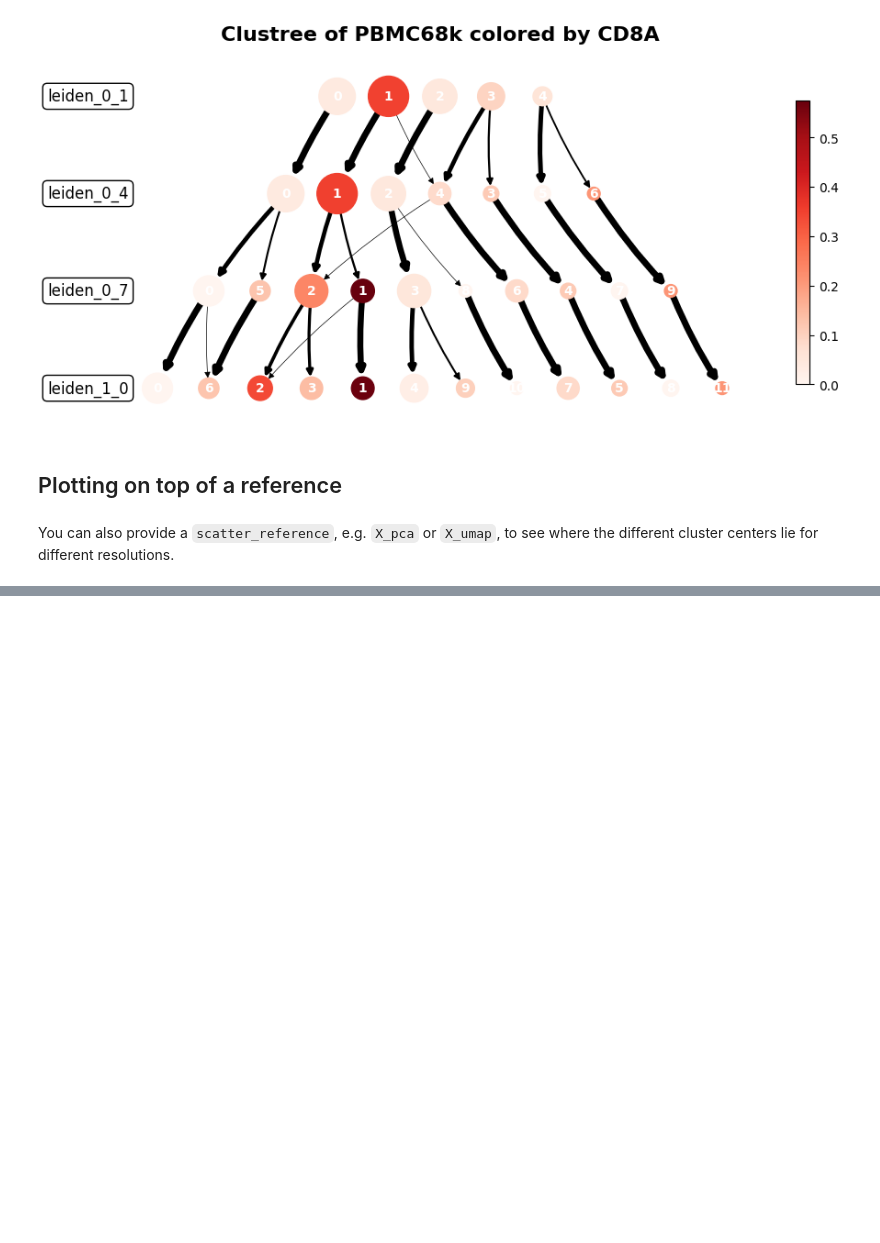
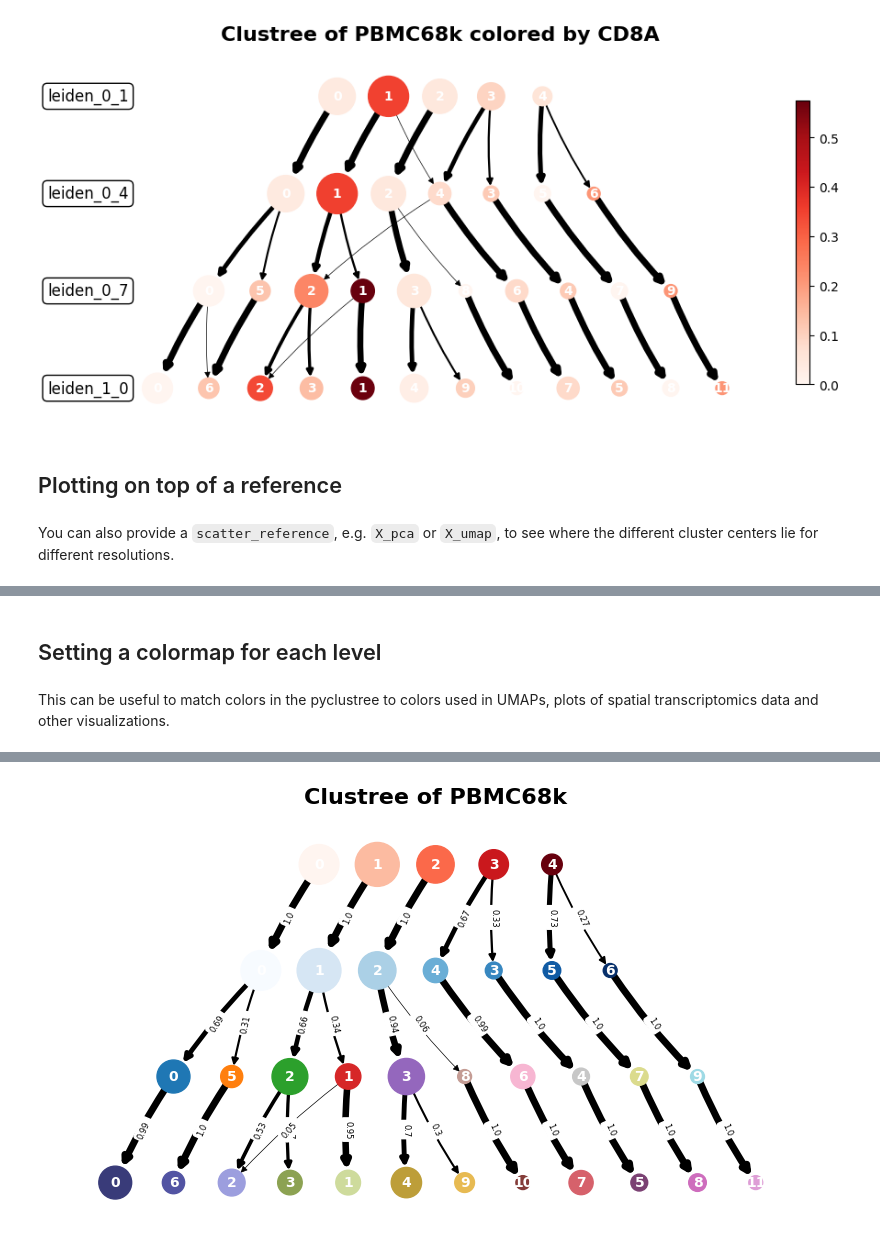
Before and after one commit to complextissue/pyclustree, a Jupyter notebook: docs/source/example.ipynb, the cells around one changed output, grey strips where cells are left out. Drawn from its saved outputs; the diff is of its cells as text; code cells hidden in the pictures; blank space fills up the shorter version.

Commit message:
Fix node colormap bug and add support for per-level colormaps

```diff
--- a/docs/source/example.ipynb
+++ b/docs/source/example.ipynb
@@ -76,0 +77,23 @@ fig.set_dpi(100)
+# %% [markdown]
+## Setting a colormap for each level
+# %% [markdown]
+This can be useful to match colors in the pyclustree to colors used in UMAPs, plots of spatial transcriptomics data and other visualizations.
+# %%
+from pyclustree import clustree
+
+fig = clustree(
+    adata,
+    [f"leiden_{str(resolution).replace('.', '_')}" for resolution in [0.1, 0.4, 0.7, 1.0]],
+    title="Clustree of PBMC68k",
+    node_colormap=[
+        "Reds",
+        "Blues",
+        "tab20",
+        "tab20b",
+    ],
+    edge_weight_threshold=0.05,
+    show_fraction=True,
+)
+fig.set_size_inches(10, 5)
+fig.set_dpi(100)
+# %% [output]
@@ -76,0 +101 @@ fig.set_dpi(100)
+[figure, added]
```
Also changed, not shown: parts of 3 cells of this notebook, 1 other file.
